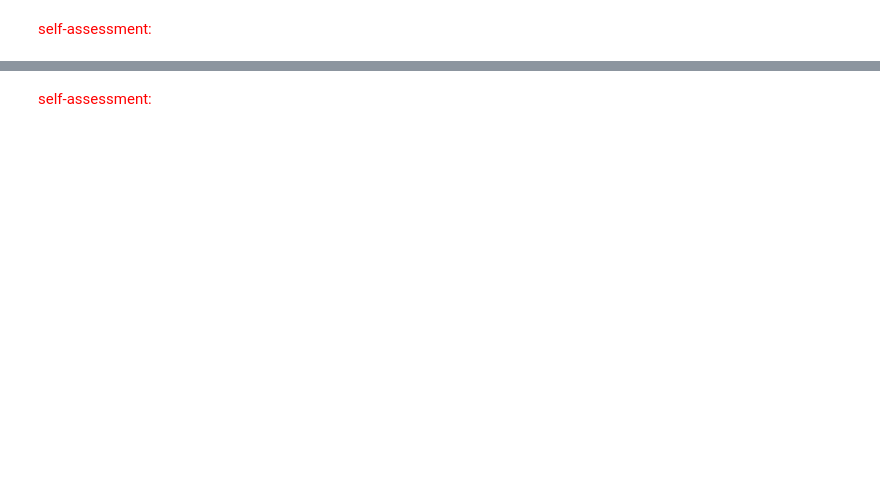
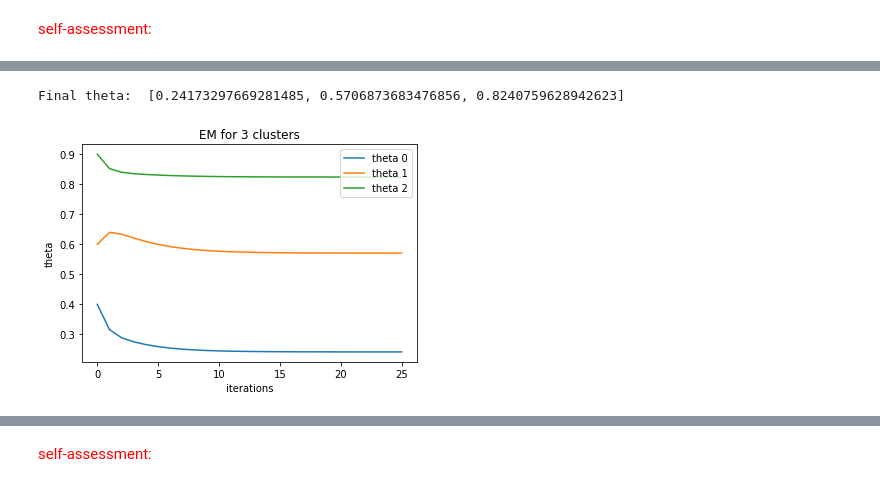
Before and after one commit to jzcs/-ohsu-sequences-hw2, a Jupyter notebook: hw4/hw4.ipynb, the cells around one changed output, grey strips where cells are left out. Cells and saved outputs as stored; diff of their text form; code cells hidden in the pictures; blank space fills up the shorter version.

```diff
--- a/hw4/hw4.ipynb
+++ b/hw4/hw4.ipynb
@@ -42,3 +94,56 @@ $$L(\Theta|\textbf{X})=\sum_{i=1}^N{\log\sum_{k=1}^3{\pi_k p(X_i|\theta_k)}}$$
 
 
 For the HW, you are allowed to use python libraries such as numpy. However, you should write your own code from the scratch; i.e., you are not allowed to use built-in functions for VQ and EM  algorithms such as those that are available at scikit-learn.
+# %%
+#Initialize 3 coin thetas between 0 and 1
+init = [0.4, 0.6, 0.9]
+theta = init
+n = 25 #number iterations
+flips = [] #list of heads per each input line
+theta_list = [] #thetas after each k-means iteration
+theta_list.append(init)
+
+#Open file and store # heads
+fname = "seq_H_T.txt"
+with open(fname) as f:
+    for line in f:
+        list_flips = list(map(int,line.split()))
+        #print(list_flips)
+        #print(sum(list_flips))
+        flips.append(sum(list_flips))
+#print(flips)
+
+#EM loop
+for i in range(0, n):
+    #E-Step
+    sums = [[0,0] for i in range(0,len(theta))] #Number of [Heads, Tails], per coin
+
+    for flip in flips:
+        heads = flip
+        tails = 20-heads #20 flips per sample
+        p_coin_xi = []
+        denom = sum([theta[i]**heads *(1-theta[i])**tails for i in range(0, len(theta))])
+        #For each coin, calculate P(coin|xi) and add in heads/tail contribution
+        for j in range(0, len(theta)):
+            numer = theta[j]**heads *(1-theta[j])**tails
+            prob = numer/denom
+            p_coin_xi.append(prob)
+            sums[j][0] += prob*heads
+            sums[j][1] += prob*tails
+            #print("prob*heads", prob*heads)
+    #M-Step, recalculate thetas
+    theta = [sums[i][0] / (sums[i][0] + sums[i][1]) for i in range(0, len(theta))]
+    theta_list.append(theta)
+    #print("thetas: ", theta)
+
+#Plotting
+print("Final theta: ", theta)
+plt.plot(theta_list)
+plt.xlabel("iterations")
+plt.ylabel("theta")
+plt.title("EM for 3 clusters")
+plt.legend(("theta 0", "theta 1", "theta 2"),loc='upper right')
+plt.show()
+# %% [output]
+Final theta:  [0.24173297669281485, 0.5706873683476856, 0.8240759628942623]
+[figure, added]
```
Also changed, not shown: parts of 4 cells of this notebook.
